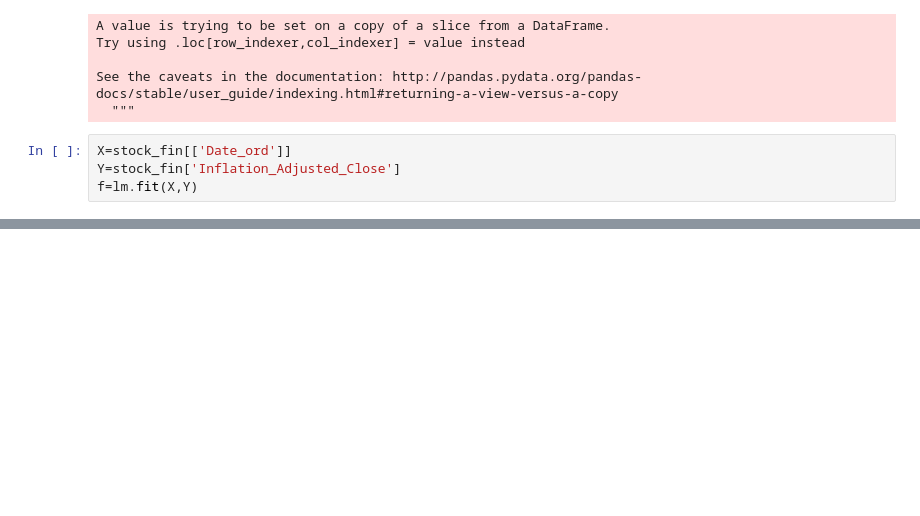
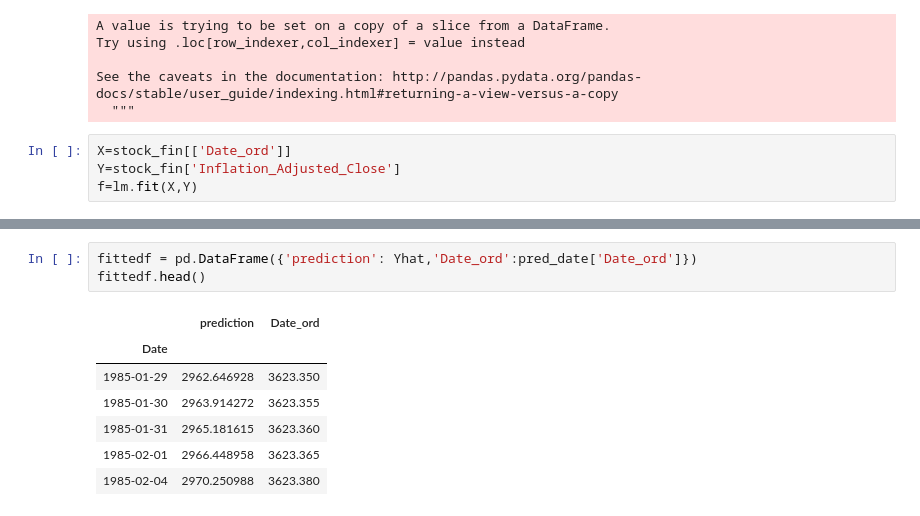
Before and after one commit to ButchBotch/RandProjects, a Jupyter notebook: Main/stokes.ipynb, the cells around one changed output, grey strips where cells are left out. Drawn from its saved outputs; the diff is of its cells as text; blank space fills up the shorter version.

```diff
--- a/Main/stokes.ipynb
+++ b/Main/stokes.ipynb
@@ -189,0 +183,11 @@ array([ 2962.6469285 ,  2963.91427175,  2965.181615  , ...,
+# %%
+fittedf = pd.DataFrame({'prediction': Yhat,'Date_ord':pred_date['Date_ord']})
+fittedf.head()
+# %% [output]
+|  | prediction | Date_ord |
+| Date |  |  |
+| 1985-01-29 | 2962.646928 | 3623.350 |
+| 1985-01-30 | 2963.914272 | 3623.355 |
+| 1985-01-31 | 2965.181615 | 3623.360 |
+| 1985-02-01 | 2966.448958 | 3623.365 |
+| 1985-02-04 | 2970.250988 | 3623.380 |
```
Also changed, not shown: parts of 4 cells of this notebook, 7 other files.
